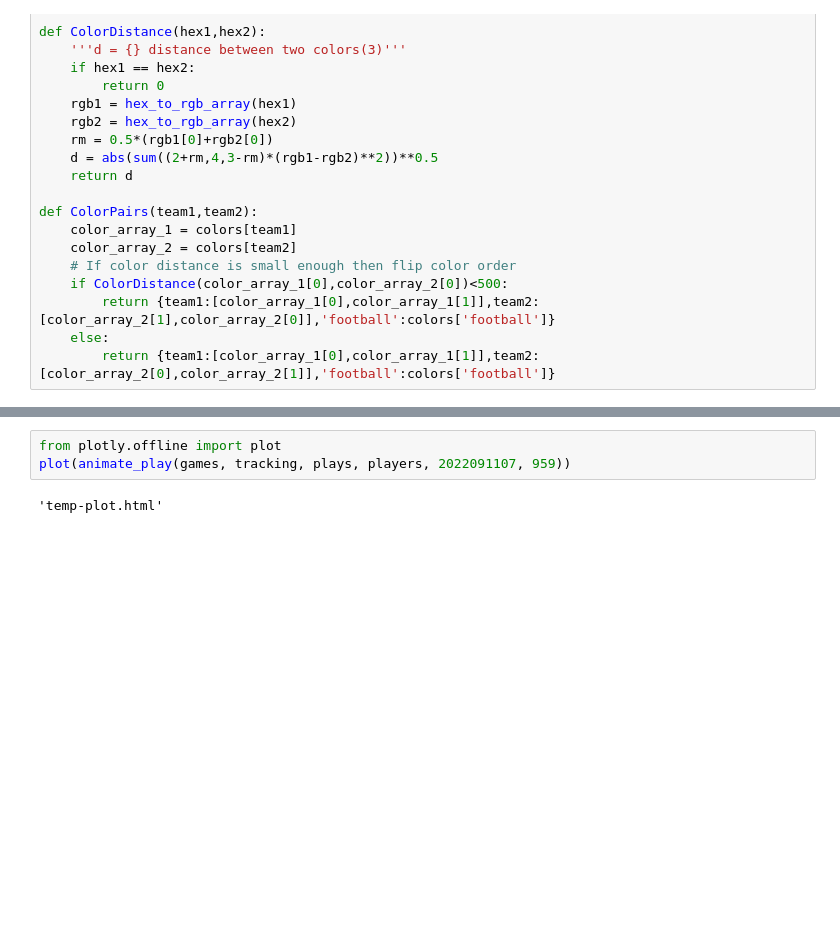
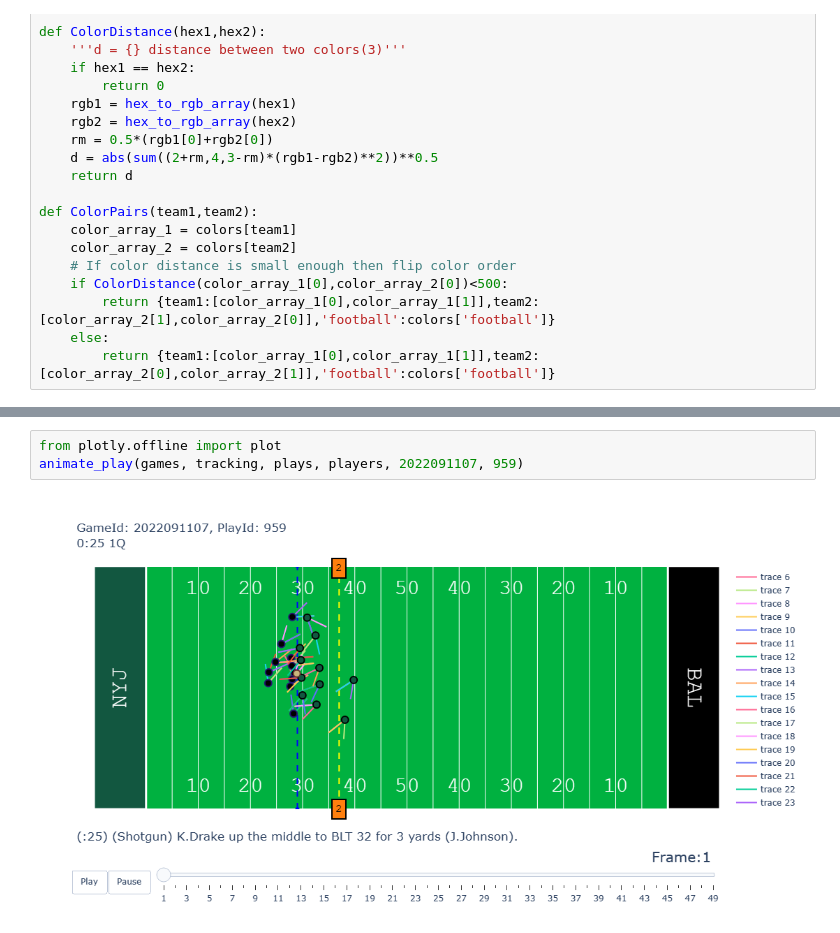
Before and after one commit to BenDavis71/BDB, a Jupyter notebook: coneAnalysis/ConeVisV2.ipynb, the cells around one changed output, grey strips where cells are left out. Saved outputs shown, nothing was run; the diff lists cells and outputs as text; blank space fills up the shorter version.

```diff
--- a/coneAnalysis/ConeVisV2.ipynb
+++ b/coneAnalysis/ConeVisV2.ipynb
@@ -350,5 +404,5 @@ def animate_play(games,tracking_df,play_df,players,gameId,playId):
 # %%
 from plotly.offline import plot
-plot(animate_play(games, tracking, plays, players, 2022091107, 959))
+animate_play(games, tracking, plays, players, 2022091107, 959)
 # %% [output]
-'temp-plot.html'
+[figure, added]
```
Also changed, not shown: parts of 1 cell of this notebook, 1 other file.
